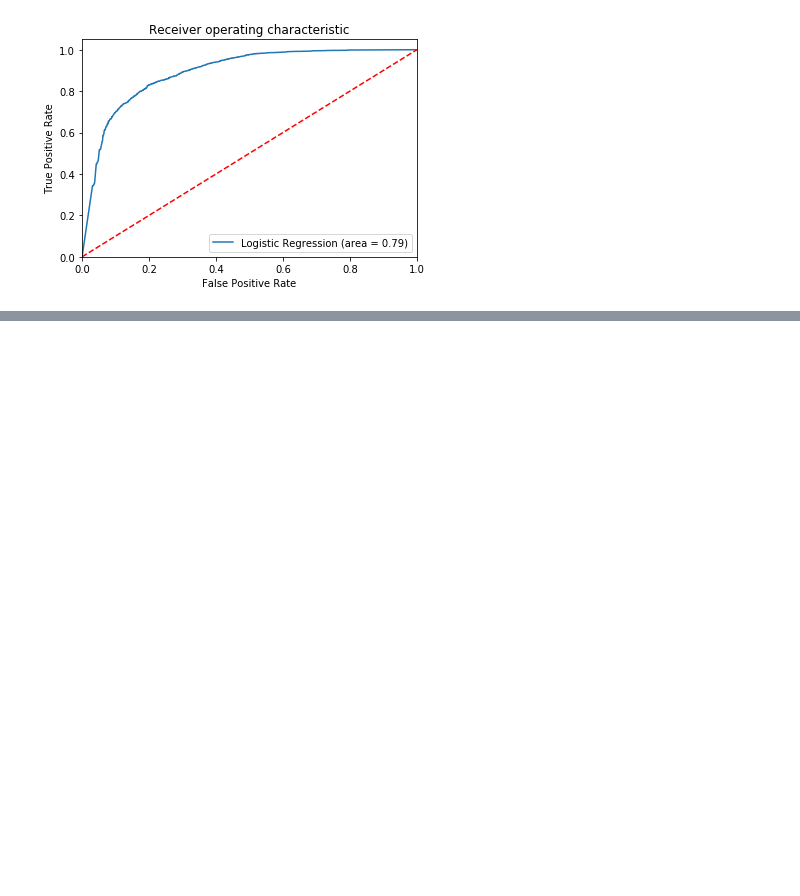
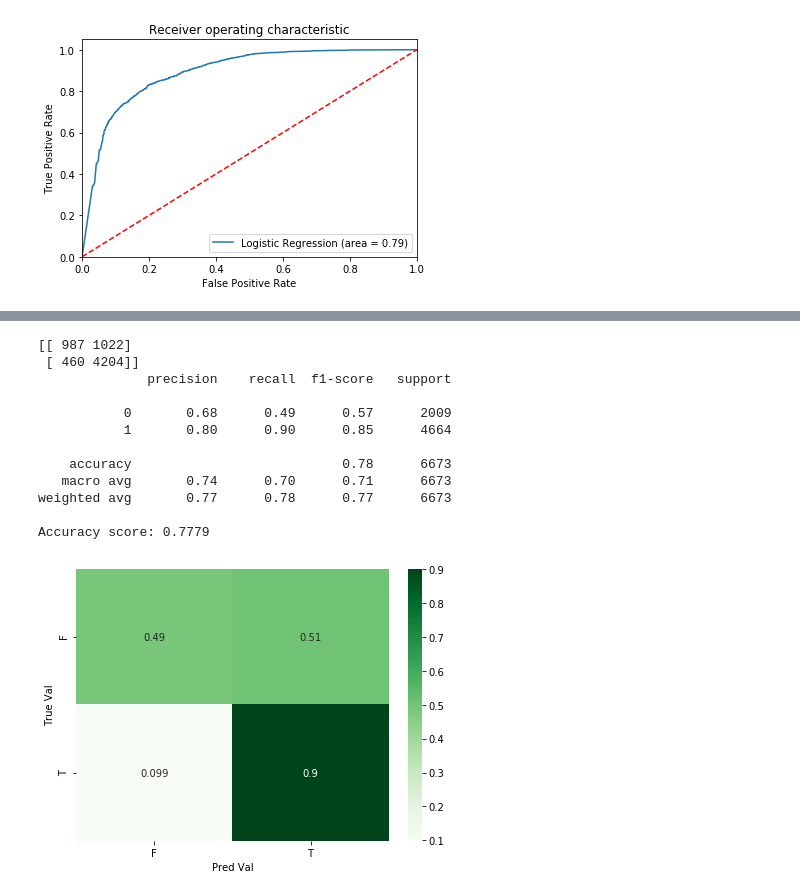
Before and after one commit to zapatos24/senator_nlp_vote_prediction, a Jupyter notebook: baseline_model_development.ipynb, the cells around one changed output, grey strips where cells are left out. Saved outputs shown, nothing was run; the diff lists cells and outputs as text; code cells hidden in the pictures; blank space fills up the shorter version.

```diff
--- a/baseline_model_development.ipynb
+++ b/baseline_model_development.ipynb
@@ -351,0 +465,33 @@ plt.show()
+# %%
+y = main_df[dep_col]
+X = main_df[feat_imp['feature'].iloc[:13].values]
+
+scalar = StandardScaler()
+
+X_train, X_test, y_train, y_test = train_test_split(X, y, test_size=0.3, random_state=0)
+
+X_train = scalar.fit_transform(X_train)
+X_test = scalar.transform(X_test)
+
+X_train_df = pd.DataFrame(X_train, index=y_train.index, columns=X.columns)
+X_test_df = pd.DataFrame(X_test, index=y_test.index, columns=X.columns)
+
+logreg = LogisticRegression()
+logreg.fit(X_train, y_train)
+y_pred = logreg.predict(X_test)
+
+confusion_reporting(y_test, y_pred)
+# %% [output]
+[[ 987 1022]
+ [ 460 4204]]
+              precision    recall  f1-score   support
+
+           0       0.68      0.49      0.57      2009
+           1       0.80      0.90      0.85      4664
+
+    accuracy                           0.78      6673
+   macro avg       0.74      0.70      0.71      6673
+weighted avg       0.77      0.78      0.77      6673
+
+Accuracy score: 0.7779
+[figure, added]
```
Also changed, not shown: parts of 8 cells of this notebook.
